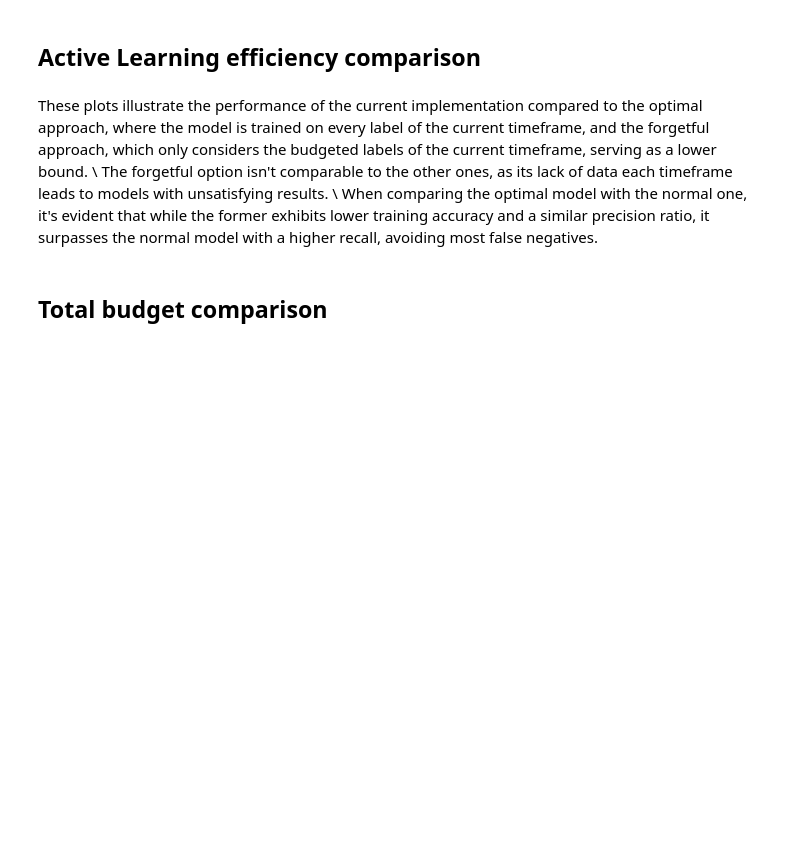
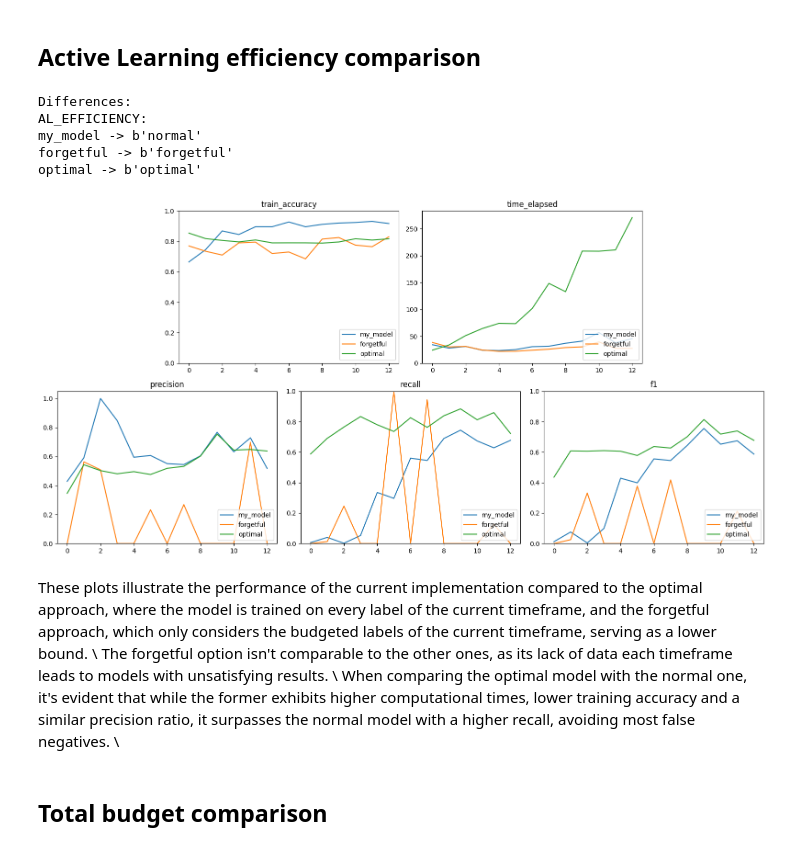
Before and after one commit to Crippius/al_project, a Jupyter notebook: al_analysis.ipynb, the cells around one changed output. Cells and saved outputs as stored; diff of their text form; code cells hidden in the pictures; blank space fills up the shorter version.

```diff
--- a/al_analysis.ipynb
+++ b/al_analysis.ipynb
@@ -244,7 +290,20 @@ default.compare_all_data(Model("forgetful"), Model("optimal"))
+# %%
+second = Model("forgetful")
+third = Model("optimal")
+
+my_model.diff_metadata(second, third)
+my_model.compare_all_data(second, third)
+# %% [output]
+Differences:
+AL_EFFICIENCY:
+my_model -> b'normal'
+forgetful -> b'forgetful'
+optimal -> b'optimal'
+[figure, added]
 # %% [markdown]
 
 These plots illustrate the performance of the current implementation compared to the optimal approach, where the model is trained on every label of the current timeframe, and the forgetful approach, which only considers the budgeted labels of the current timeframe, serving as a lower bound. \\
 The forgetful option isn't comparable to the other ones, as its lack of data each timeframe leads to models with unsatisfying results. \\
-When comparing the optimal model with the normal one, it's evident that while the former exhibits lower training accuracy and a similar precision ratio, it surpasses the normal model with a higher recall, avoiding most false negatives.
+When comparing the optimal model with the normal one, it's evident that while the former exhibits higher computational times, lower training accuracy and a similar precision ratio, it surpasses the normal model with a higher recall, avoiding most false negatives. \\
 # %% [markdown]
 ## Total budget comparison
```
Also changed, not shown: parts of 24 cells of this notebook.
